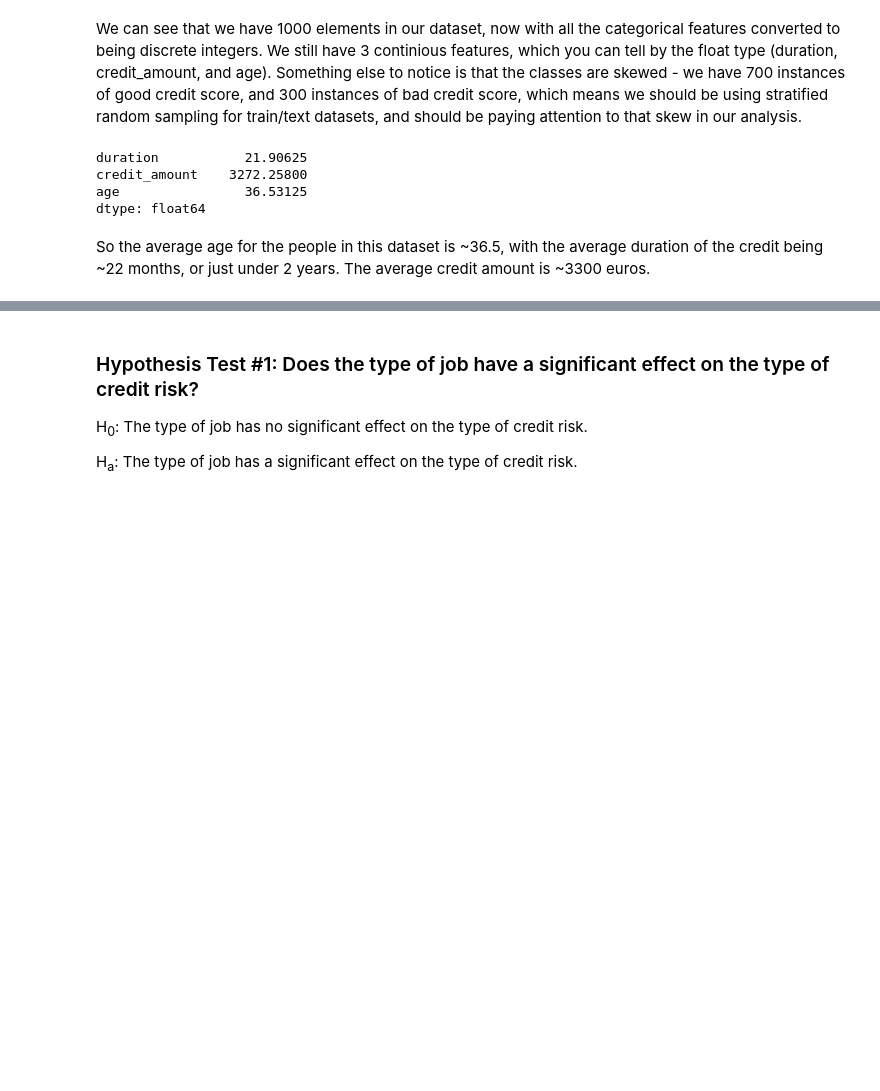
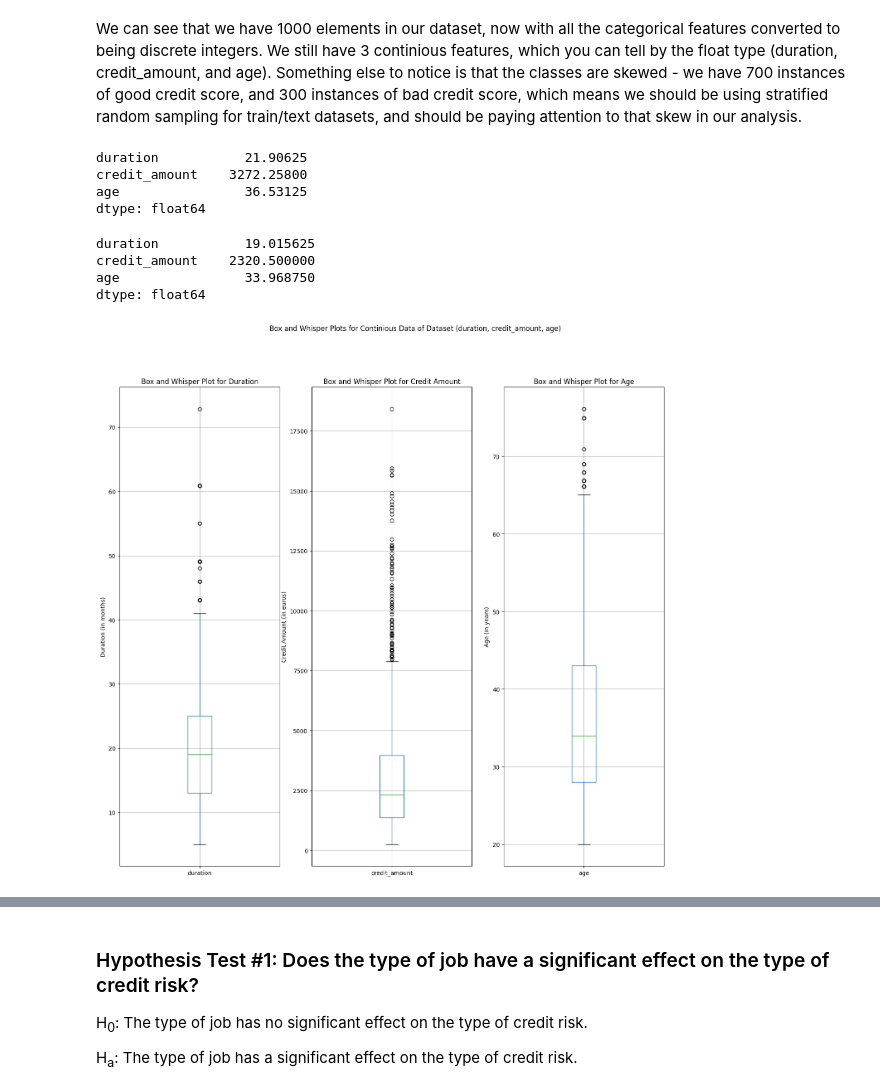
Before and after one commit to kmodo1/kmodo1.github.io, a Jupyter notebook: final-project.ipynb, the cells around one changed output, grey strips where cells are left out. Saved outputs shown, nothing was run; the diff lists cells and outputs as text; code cells hidden in the pictures; blank space fills up the shorter version.

```diff
--- a/final-project.ipynb
+++ b/final-project.ipynb
@@ -243,13 +243,33 @@ class
 Name: count, dtype: int64
 # %% [markdown]
 We can see that we have 1000 elements in our dataset, now with all the categorical features converted to being discrete integers. We still have 3 continious features, which you can tell by the float type (duration, credit_amount, and age). Something else to notice is that the classes are skewed - we have 700 instances of good credit score, and 300 instances of bad credit score, which means we should be using stratified random sampling for train/text datasets, and should be paying attention to that skew in our analysis.
-# %%
-# we have to take e^x of all the continious variables, as they were log transformed earlier
-df[['duration', 'credit_amount', 'age']].apply(func=np.exp).mean()
-# %% [output]
-duration           21.90625
-credit_amount    3272.25800
-age                36.53125
-dtype: float64
-# %% [markdown]
-So the average age for the people in this dataset is ~36.5, with the average duration of the credit being ~22 months, or just under 2 years. The average credit amount is ~3300 euros.
+# %%
+# we have to take e^x of all the continious variables, as they were log transformed earlier
+cont_df = df[['duration', 'credit_amount', 'age']].apply(func=np.exp)
+plt.figure(figsize=(15, 15))
+plt.suptitle("Box and Whisper Plots for Continious Data of Dataset (duration, credit_amount, age)")
+plt.subplots_adjust(left=plt.rcParams['figure.subplot.left'] - 0.1)
+plt.subplot(1, 3, 1)
+plt.ylabel("Duration (in months)")
+plt.title("Box and Whisper Plot for Duration")
+cont_df.boxplot(column='duration')
+plt.subplot(1, 3, 2)
+plt.ylabel("Credit Amount (in euros)")
+plt.title("Box and Whisper Plot for Credit Amount")
+cont_df.boxplot(column='credit_amount')
+plt.subplot(1, 3, 3)
+plt.ylabel("Age (in years)")
+plt.title("Box and Whisper Plot for Age")
+cont_df.boxplot(column='age')
+print(cont_df.mean())
+cont_df.median()
+# %% [output]
+duration           21.90625
+credit_amount    3272.25800
+age                36.53125
+dtype: float64
+duration           19.015625
+credit_amount    2320.500000
+age                33.968750
+dtype: float64
+[figure, added]
```
Also changed, not shown: parts of 7 cells of this notebook, 1 other file.
